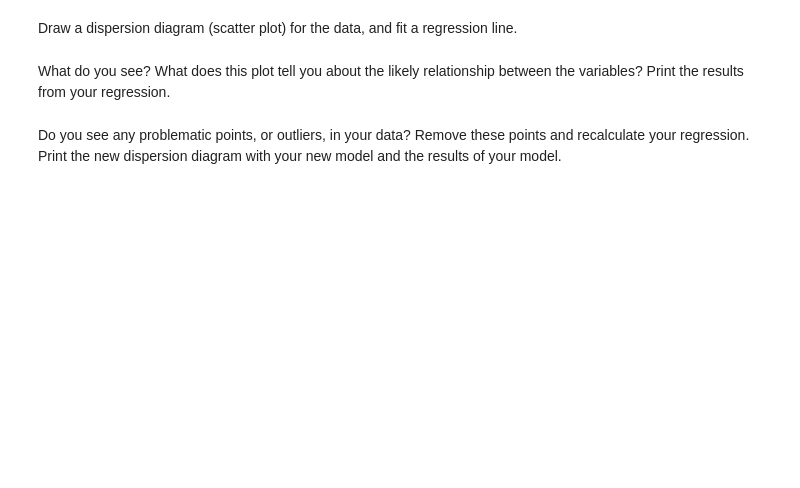
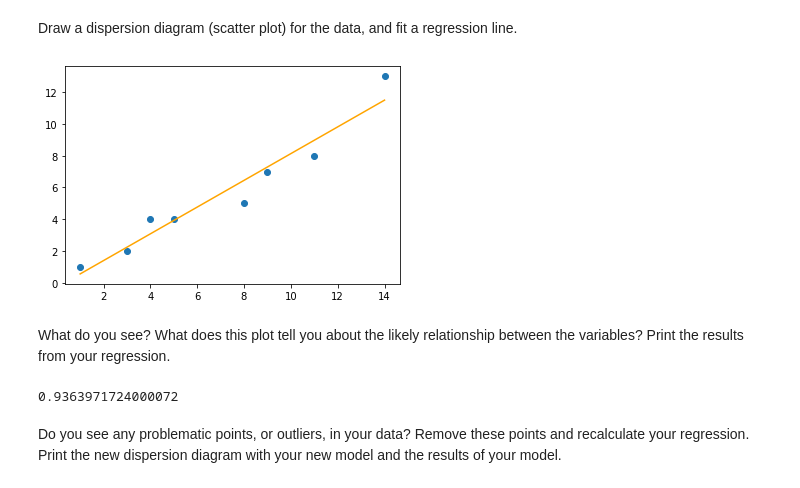
Before and after one commit to ta-data-lis/lab-regression-analysis, a Jupyter notebook: your-code/challenge1.ipynb, the cells around one changed output. Saved outputs shown, nothing was run; the diff lists cells and outputs as text; code cells hidden in the pictures; blank space fills up the shorter version.

```diff
--- a/your-code/challenge1.ipynb
+++ b/your-code/challenge1.ipynb
@@ -99,0 +193,9 @@ First, build a dataframe with the data.
+# %%
+# Your code here.
+x = [1,3,4,5,8,9,11,14]
+y = [1,2,4,4,5,7,8,13]
+error_data = pd.DataFrame()
+error_data['X'] = x
+error_data['Y'] = y
+#error_data = error_data.style.hide_index()
+error_data
@@ -104,2 +214,14 @@ Draw a dispersion diagram (scatter plot) for the data, and fit a regression line
+# %%
+# Your code here.
+x = error_data['X']
+y = error_data['Y']
+
+results = stats.linregress(x,y)
+results_line = results.intercept+results.slope*x
+plt.plot(x, results_line, c = 'orange')
+plt.scatter(x,y)
+plt.show()
+# %% [output]
+[figure, added]
 # %% [markdown]
 What do you see? What does this plot tell you about the likely relationship between the variables? Print the results from your regression.
@@ -108,2 +228,8 @@ What do you see? What does this plot tell you about the likely relationship betw
+# %%
+# Your response here.
+results.rvalue**2
+#They likely have a strong positive correlation
+# %% [output]
+0.9363971724000072
 # %% [markdown]
 Do you see any problematic points, or outliers, in your data? Remove these points and recalculate your regression. Print the new dispersion diagram with your new model and the results of your model.
```
Also changed, not shown: parts of 28 cells of this notebook.
